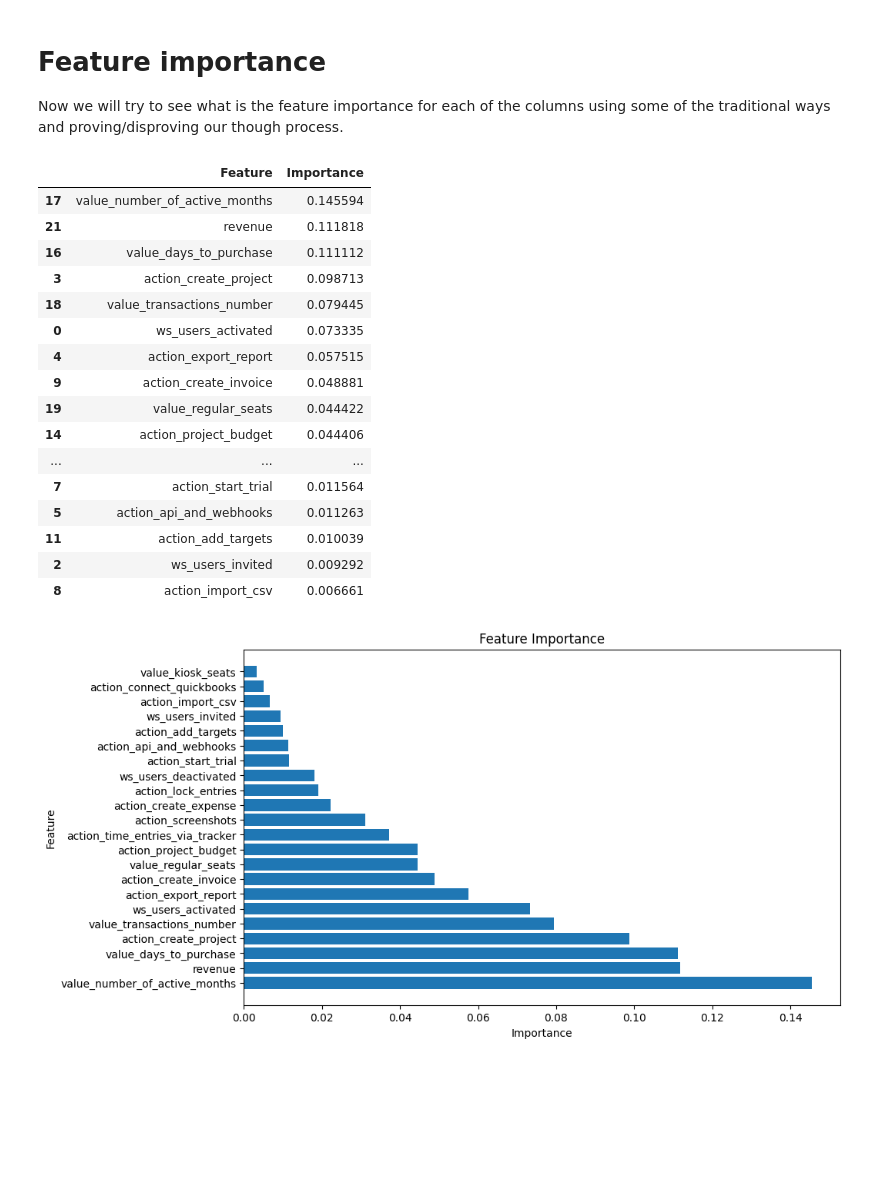
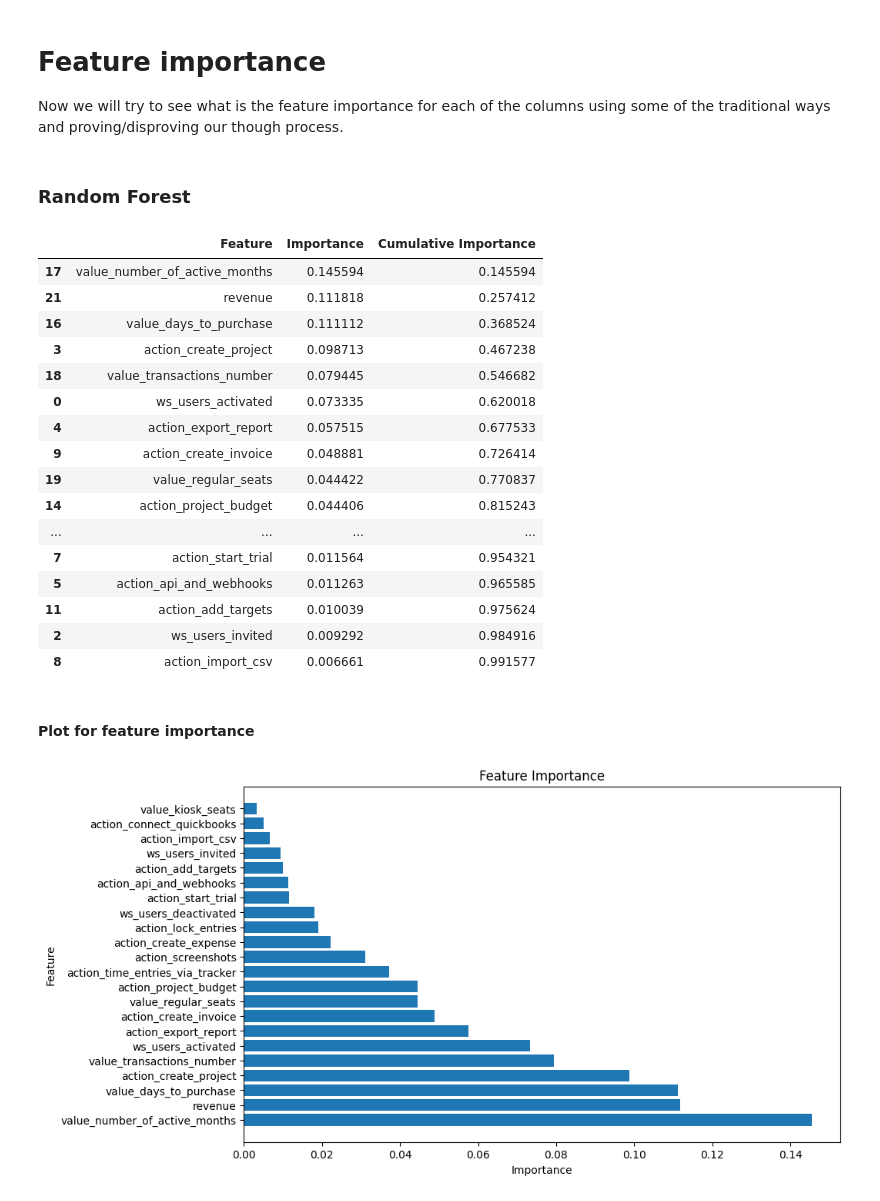
Before and after one commit to AdelisaSoft/CAKETask, a Jupyter notebook: notebooks/churn_task_part_2_feature_importance.ipynb, the cells around one changed output. Drawn from its saved outputs; the diff is of its cells as text; code cells hidden in the pictures; blank space fills up the shorter version.

```diff
--- a/notebooks/churn_task_part_2_feature_importance.ipynb
+++ b/notebooks/churn_task_part_2_feature_importance.ipynb
@@ -74,44 +74,51 @@ Let's now try to give reasoning what each column could tell us, while keeping in
 # %% [markdown]
 # Feature importance
 Now we will try to see what is the feature importance for each of the columns using some of the traditional ways and proving/disproving our though process.
+# %% [markdown]
+### Random Forest
 # %%
 X = churn_df.drop(['churned_status', 'country'], axis=1)
-y = churn_df['churned_status']  # Target variable
+y = churn_df['churned_status']
 
-# Create a Random Forest classifier
+# Creating RFC
 rf_classifier = RandomForestClassifier(n_estimators=100, random_state=42)
 
 # Fit the classifier to your data
 rf_classifier.fit(X, y)
 
-# Get feature importances from the trained model
+# Getting feature importances
 feature_importances = rf_classifier.feature_importances_
 
-# Create a DataFrame to display feature importances
-importance_df = pd.DataFrame({'Feature': X.columns, 'Importance': feature_importances})
+# Creating df
+importance_df_rf = pd.DataFrame({'Feature': X.columns, 'Importance': feature_importances})
 
-# Sort the DataFrame by importance values in descending order
-importance_df = importance_df.sort_values(by='Importance', ascending=False)
+# Sorting by importance values in descending order
+importance_df_rf = importance_df_rf.sort_values(by='Importance', ascending=False)
+
+# Calculating the cumulative sum of feature importances
+importance_df_rf['Cumulative Importance'] = importance_df_rf['Importance'].cumsum()
 
 # Showing the results
-importance_df.head(20)
+importance_df_rf.head(20)
 # %% [output]
-|  | Feature | Importance |
-| 17 | value_number_of_active_months | 0.145594 |
-| 21 | revenue | 0.111818 |
-| 16 | value_days_to_purchase | 0.111112 |
-| 3 | action_create_project | 0.098713 |
-| 18 | value_transactions_number | 0.079445 |
-| 0 | ws_users_activated | 0.073335 |
-| 4 | action_export_report | 0.057515 |
-| 9 | action_create_invoice | 0.048881 |
-| 19 | value_regular_seats | 0.044422 |
-| 14 | action_project_budget | 0.044406 |
-| ... | ... | ... |
-| 7 | action_start_trial | 0.011564 |
-| 5 | action_api_and_webhooks | 0.011263 |
-| 11 | action_add_targets | 0.010039 |
-| 2 | ws_users_invited | 0.009292 |
-| 8 | action_import_csv | 0.006661 |
+|  | Feature | Importance | Cumulative Importance |
+| 17 | value_number_of_active_months | 0.145594 | 0.145594 |
+| 21 | revenue | 0.111818 | 0.257412 |
+| 16 | value_days_to_purchase | 0.111112 | 0.368524 |
+| 3 | action_create_project | 0.098713 | 0.467238 |
+| 18 | value_transactions_number | 0.079445 | 0.546682 |
+| 0 | ws_users_activated | 0.073335 | 0.620018 |
+| 4 | action_export_report | 0.057515 | 0.677533 |
+| 9 | action_create_invoice | 0.048881 | 0.726414 |
+| 19 | value_regular_seats | 0.044422 | 0.770837 |
+| 14 | action_project_budget | 0.044406 | 0.815243 |
+| ... | ... | ... | ... |
+| 7 | action_start_trial | 0.011564 | 0.954321 |
+| 5 | action_api_and_webhooks | 0.011263 | 0.965585 |
+| 11 | action_add_targets | 0.010039 | 0.975624 |
+| 2 | ws_users_invited | 0.009292 | 0.984916 |
+| 8 | action_import_csv | 0.006661 | 0.991577 |
+# %% [markdown]
+#### Plot for feature importance
 # %%
 plt.figure(figsize=(10, 6))
```
Also changed, not shown: parts of 8 cells of this notebook, 1 other file.
